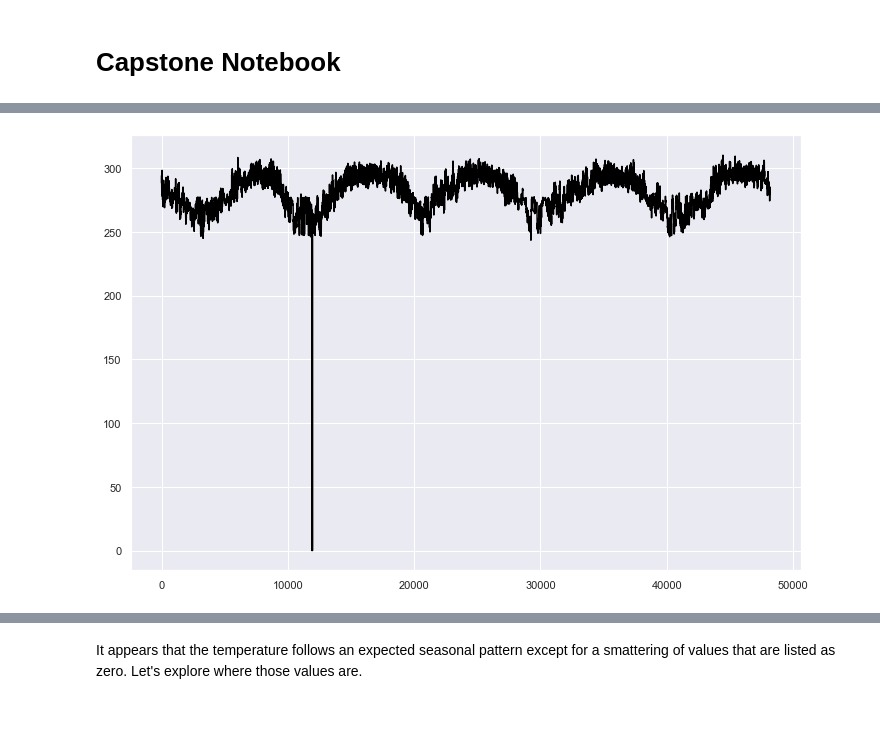
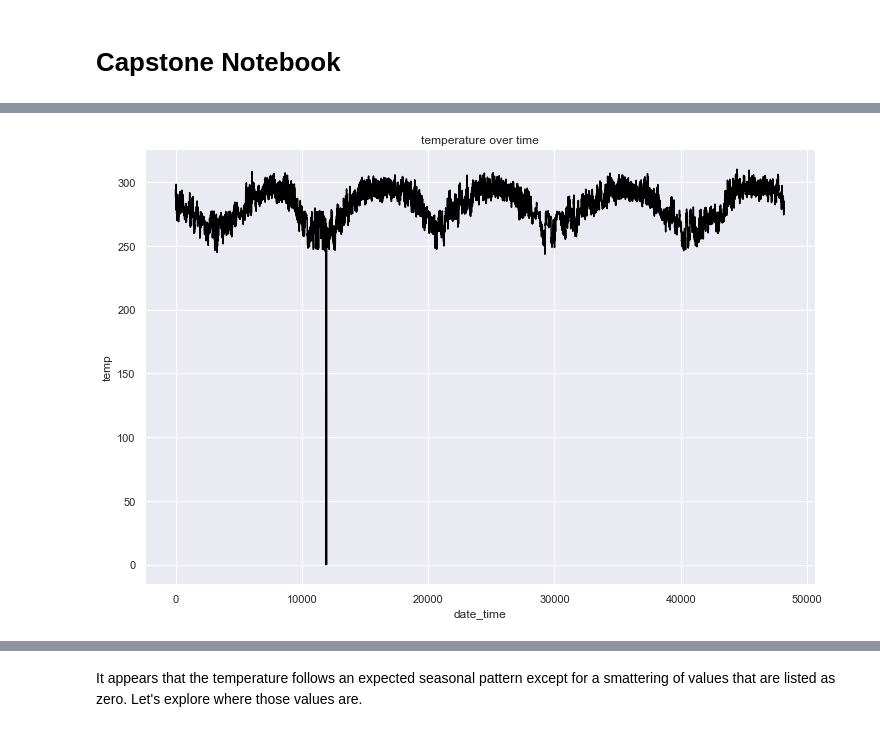
Before and after one commit to pschulk/I-94-Traffic-Volume-Predictions, a Jupyter notebook: EDA Notebook.ipynb, the cells around one changed output, grey strips where cells are left out. Drawn from its saved outputs; the diff is of its cells as text; code cells hidden in the pictures.

```diff
--- a/EDA Notebook.ipynb
+++ b/EDA Notebook.ipynb
@@ -48,5 +61,10 @@ time: 16 ms (started: 2023-04-04 19:39:09 -06:00)
 # %%
 # Plotting temperature over time for entire dataset
 fig, ax = plt.subplots(figsize=(12,8))
-plt.plot(df['temp'], color = "black", label='Temp')
+plt.plot(df['temp'], color = "black")
+
+ax.set_xlabel('date_time');
+ax.set_ylabel('temp')
+ax.set_title('temperature over time');
 # %% [output]
+[figure, new version]
@@ -54 +71,0 @@ plt.plot(df['temp'], color = "black", label='Temp')
-[figure, old version]
```
Also changed, not shown: parts of 47 cells of this notebook, 1 other file.
